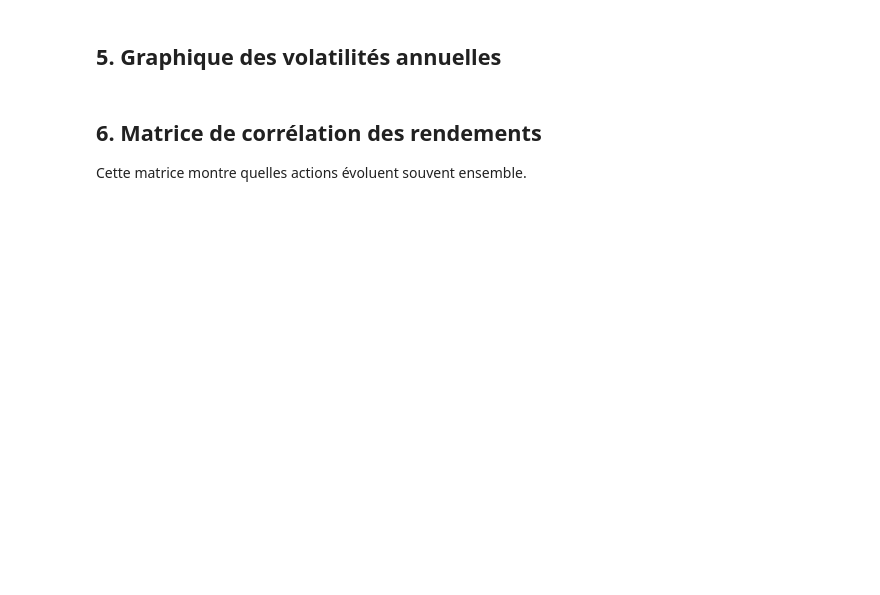
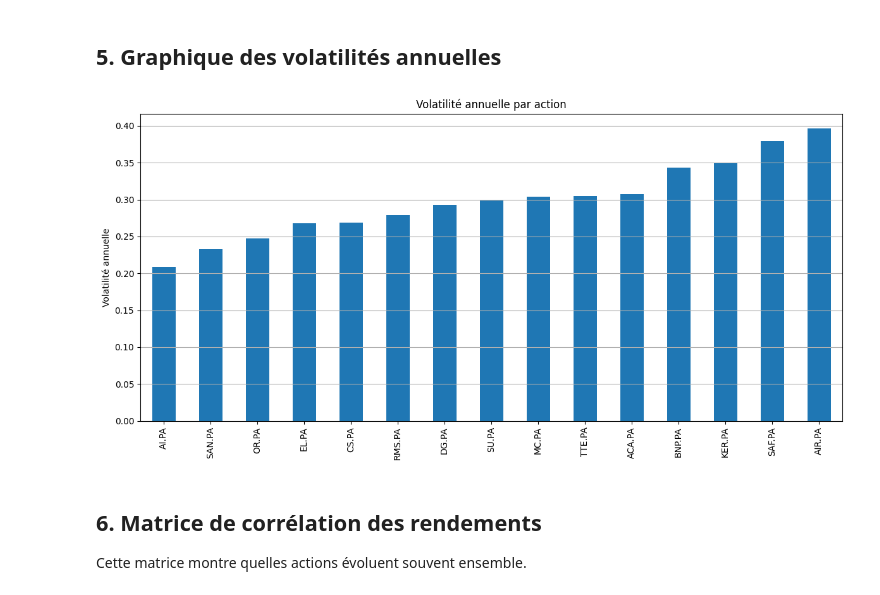
Before and after one commit to Karimchair/Finance_IA, a Jupyter notebook: notebooks/02_statistiques_descriptives.ipynb, the cells around one changed output. Drawn from its saved outputs; the diff is of its cells as text; code cells hidden in the pictures; blank space fills up the shorter version.

```diff
--- a/notebooks/02_statistiques_descriptives.ipynb
+++ b/notebooks/02_statistiques_descriptives.ipynb
@@ -150,3 +158,15 @@ indicateurs_pourcentage.round(2)
+# %%
+# TODO faire par tareq
+plt.figure(figsize=(12, 6))
+indicateurs["volatilite_annuelle"].sort_values().plot(kind="bar")
+plt.title("Volatilité annuelle par action")
+plt.ylabel("Volatilité annuelle")
+plt.grid(axis="y")
+plt.tight_layout()
+plt.savefig("../figures/volatilite_annuelle.png", dpi=300)
+plt.show()
+# %% [output]
+[figure, added]
 # %% [markdown]
 ## 6. Matrice de corrélation des rendements
 
```
Also changed, not shown: parts of 8 cells of this notebook, 6 other files.
